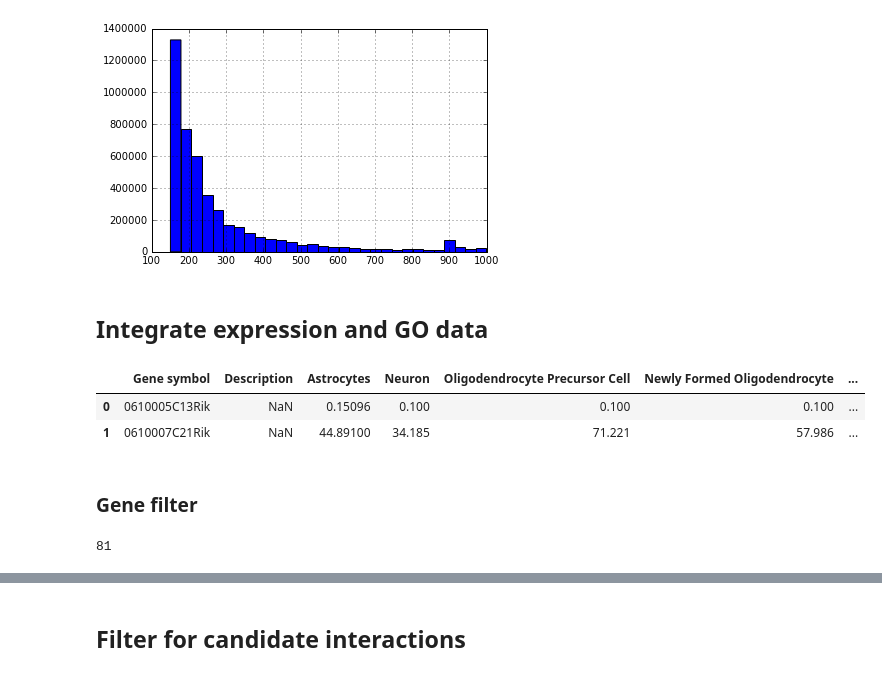
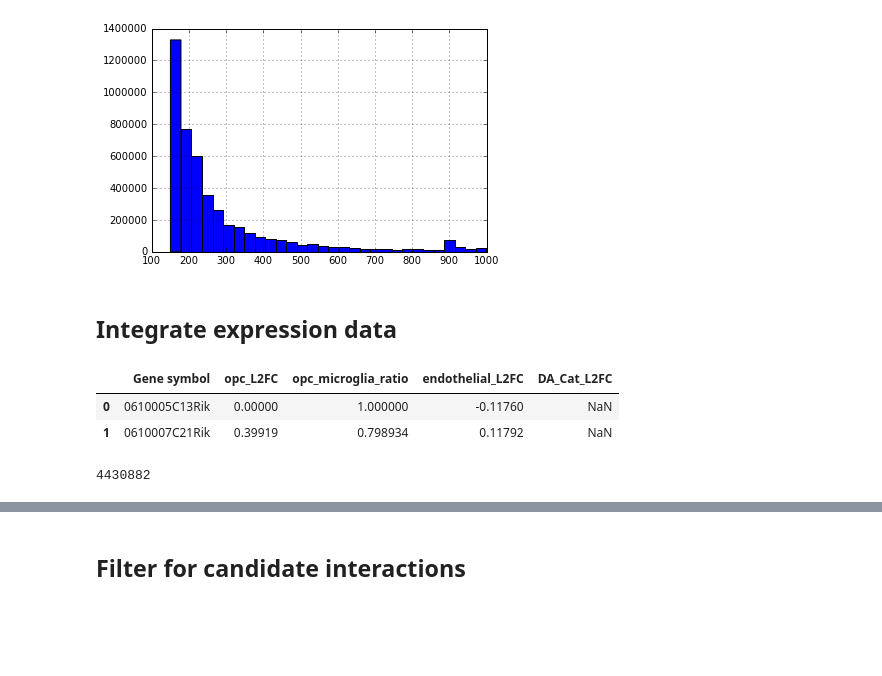
Before and after one commit to dhimmel/opcendo, a Jupyter notebook: interaction.ipynb, the cells around one changed output, grey strips where cells are left out. Cells and saved outputs as stored; diff of their text form; code cells hidden in the pictures; blank space fills up the shorter version.

```diff
--- a/interaction.ipynb
+++ b/interaction.ipynb
@@ -49,4 +56,4 @@ string_df.combined_score.hist(bins=30);
 # %% [output]
 [figure]
 # %% [markdown]
-## Integrate expression and GO data
+## Integrate expression data
@@ -65,34 +60,30 @@ param_df = pandas.DataFrame({'parameter': ['log2_fold_change_cutoff', 'opc_micro
 # %%
 fc_df = pandas.read_table('data/enrichment.tsv')
 fc_df['opc_microglia_ratio'] = fc_df['Oligodendrocyte Precursor Cell'] / fc_df['Microglia']
+fc_df = fc_df[['Gene symbol', 'opc_L2FC', 'opc_microglia_ratio', 'endothelial_L2FC', 'DA_Cat_L2FC']]
 fc_df.head(2)
 # %% [output]
-|  | Gene symbol | Description | Astrocytes | Neuron | Oligodendrocyte Precursor Cell | Newly Formed Oligodendrocyte | ... |
-| 0 | 0610005C13Rik | NaN | 0.15096 | 0.100 | 0.100 | 0.100 | ... |
-| 1 | 0610007C21Rik | NaN | 44.89100 | 34.185 | 71.221 | 57.986 | ... |
+|  | Gene symbol | opc_L2FC | opc_microglia_ratio | endothelial_L2FC | DA_Cat_L2FC |
+| 0 | 0610005C13Rik | 0.00000 | 1.000000 | -0.11760 | NaN |
+| 1 | 0610007C21Rik | 0.39919 | 0.798934 | 0.11792 | NaN |
-# %% [markdown]
-### Gene filter
-# %%
-# Filter genes by expression and GO membership
-fc_df = fc_df.query("(opc_L2FC >= @l2fc_cutoff and opc_microglia_ratio > @opc_microglia_min_ratio) or endothelial_L2FC >= @l2fc_cutoff")
-for go_name in go_names:
-    fc_df = fc_df[fc_df[go_name] == 1]
-
-len(fc_df)
-# %% [output]
-81
 # %%
 get_renamer = lambda x: {
-    'Gene symbol': 'name_' + x,
-    'opc_L2FC': 'opc_l2fc_' + x,
-    'endothelial_L2FC': 'endo_l2fc_' + x,
-    'DA_Cat_L2FC': 'dac_l2fc_' + x,
+    'Gene symbol': x,
+    'opc_L2FC': '{}_opc_l2fc'.format(x),
+    'opc_microglia_ratio': '{}_opc_microglia_ratio'.format(x),
+    'endothelial_L2FC': '{}_endo_l2fc'.format(x),
+    'DA_Cat_L2FC': '{}_dac_l2fc'.format(x),
 }
 
-fc_df = fc_df[['Gene symbol', 'opc_L2FC', 'endothelial_L2FC', 'DA_Cat_L2FC']]
 ixn_df = string_df.merge(
-    fc_df.rename(columns=get_renamer('a'))).merge(
-    fc_df.rename(columns=get_renamer('b')))
+    fc_df.rename(columns=get_renamer('opc_candidate'))).merge(
+    fc_df.rename(columns=get_renamer('endo_candidate')))
+
+ixn_df = ixn_df.sort_values(['opc_candidate', 'endo_candidate'])
+
+len(ixn_df)
+# %% [output]
+4430882
 # %%
 ixn_df.head(2)
 # %% [output]
```
Also changed, not shown: parts of 23 cells of this notebook, 2 other files.
